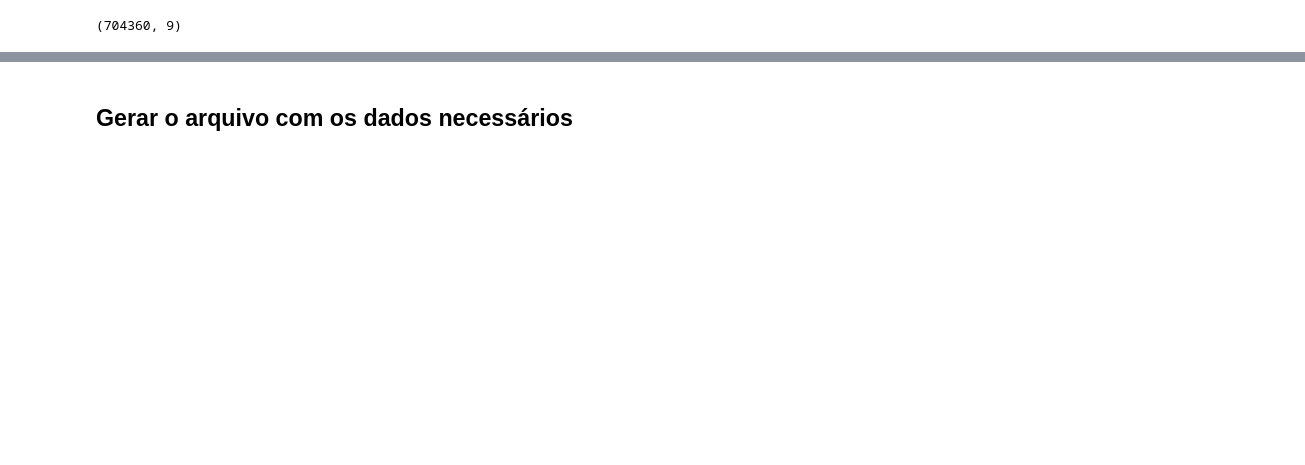
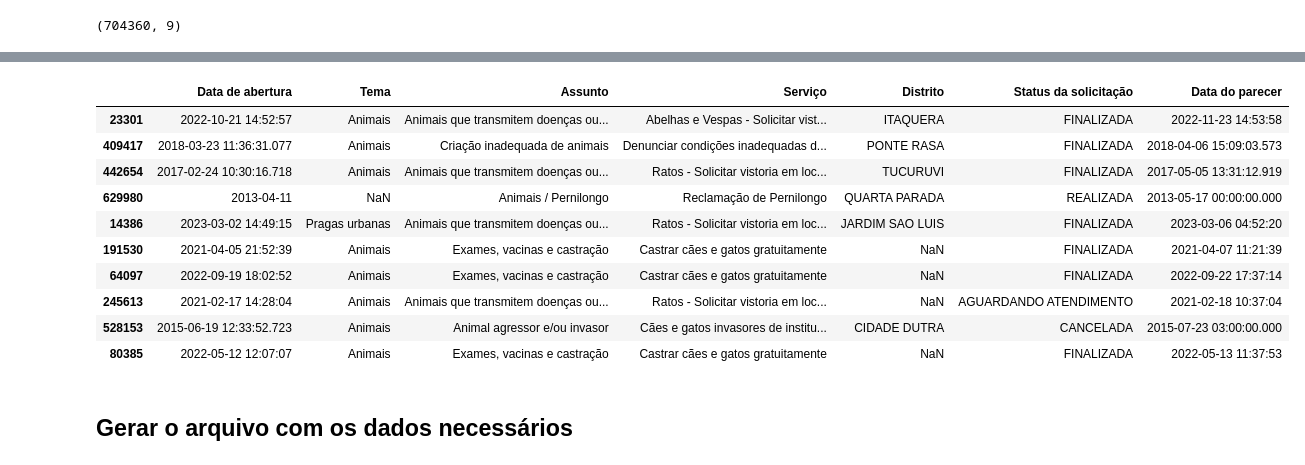
Before and after one commit to DemikFR/Analise-Controle-Zoonoses-SP156, a Jupyter notebook: base_dados/data_scraping.ipynb, the cells around one changed output, grey strips where cells are left out. Cells and saved outputs as stored; diff of their text form; code cells hidden in the pictures; blank space fills up the shorter version.

```diff
--- a/base_dados/data_scraping.ipynb
+++ b/base_dados/data_scraping.ipynb
@@ -230,0 +271,4 @@ df[df['Especificação do assunto'].isnull()]
+# %%
+distrito = pd.read_csv('codigos_de_distritos.csv', sep=';')
+# %%
+distrito['Nr Distrito'] = distrito['Nr Distrito'].astype(float)
@@ -231,3 +295,21 @@ df[df['Especificação do assunto'].isnull()]
+# %%
+df1['Distrito'] = df1['Distrito'].replace(distrito.set_index('Nr Distrito')['Nome Distrito'])
+# %%
+df1 = df1.drop('Bairro', axis=1)
+# %%
+df1.sample(10)
+# %% [output]
+|  | Data de abertura | Tema | Assunto | Serviço | Distrito | Status da solicitação | Data do parecer |
+| 23301 | 2022-10-21 14:52:57 | Animais | Animais que transmitem doenças ou... | Abelhas e Vespas - Solicitar vist... | ITAQUERA | FINALIZADA | 2022-11-23 14:53:58 |
+| 409417 | 2018-03-23 11:36:31.077 | Animais | Criação inadequada de animais | Denunciar condições inadequadas d... | PONTE RASA | FINALIZADA | 2018-04-06 15:09:03.573 |
+| 442654 | 2017-02-24 10:30:16.718 | Animais | Animais que transmitem doenças ou... | Ratos - Solicitar vistoria em loc... | TUCURUVI | FINALIZADA | 2017-05-05 13:31:12.919 |
+| 629980 | 2013-04-11 | NaN | Animais / Pernilongo | Reclamação de Pernilongo | QUARTA PARADA | REALIZADA | 2013-05-17 00:00:00.000 |
+| 14386 | 2023-03-02 14:49:15 | Pragas urbanas | Animais que transmitem doenças ou... | Ratos - Solicitar vistoria em loc... | JARDIM SAO LUIS | FINALIZADA | 2023-03-06 04:52:20 |
+| 191530 | 2021-04-05 21:52:39 | Animais | Exames, vacinas e castração | Castrar cães e gatos gratuitamente | NaN | FINALIZADA | 2021-04-07 11:21:39 |
+| 64097 | 2022-09-19 18:02:52 | Animais | Exames, vacinas e castração | Castrar cães e gatos gratuitamente | NaN | FINALIZADA | 2022-09-22 17:37:14 |
+| 245613 | 2021-02-17 14:28:04 | Animais | Animais que transmitem doenças ou... | Ratos - Solicitar vistoria em loc... | NaN | AGUARDANDO ATENDIMENTO | 2021-02-18 10:37:04 |
+| 528153 | 2015-06-19 12:33:52.723 | Animais | Animal agressor e/ou invasor | Cães e gatos invasores de institu... | CIDADE DUTRA | CANCELADA | 2015-07-23 03:00:00.000 |
+| 80385 | 2022-05-12 12:07:07 | Animais | Exames, vacinas e castração | Castrar cães e gatos gratuitamente | NaN | FINALIZADA | 2022-05-13 11:37:53 |
 # %% [markdown]
 ## Gerar o arquivo com os dados necessários
 # %%
```
Also changed, not shown: parts of 23 cells of this notebook.
